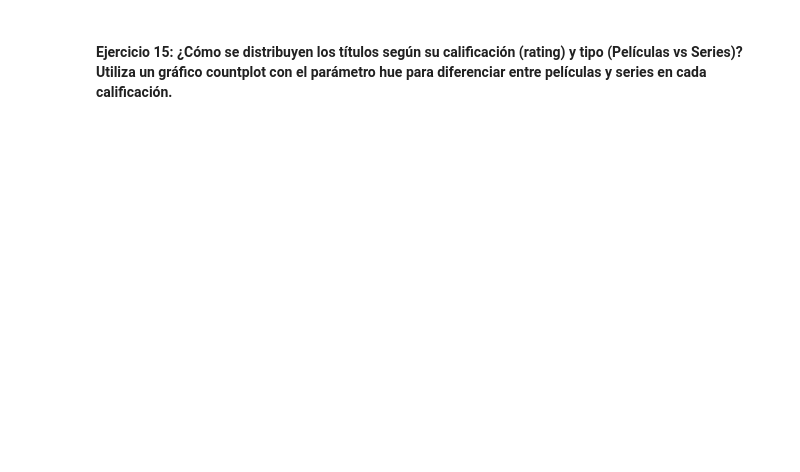
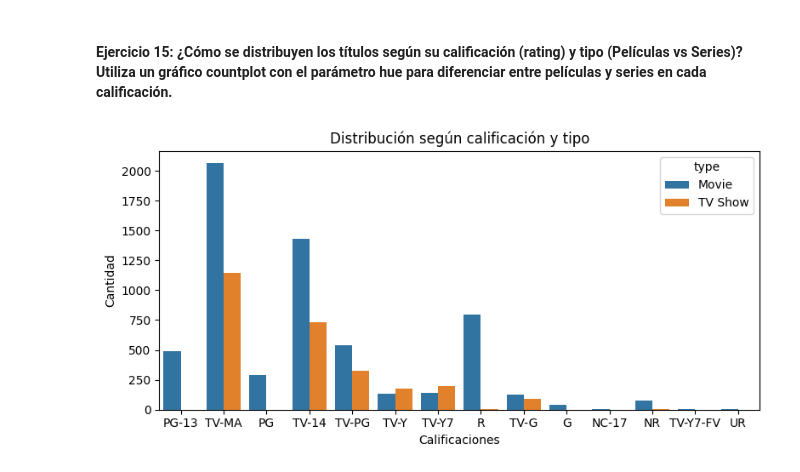
Before and after one commit to SupernovaIa/Laboratorio-Visualizacion, a Jupyter notebook: laboratorio-modulo2-leccion04-visualizacion.ipynb, the cells around one changed output. Saved outputs shown, nothing was run; the diff lists cells and outputs as text; code cells hidden in the pictures; blank space fills up the shorter version.

```diff
--- a/laboratorio-modulo2-leccion04-visualizacion.ipynb
+++ b/laboratorio-modulo2-leccion04-visualizacion.ipynb
@@ -534,2 +565,16 @@ plt.tight_layout()
 # %% [markdown]
 #### Ejercicio 15: ¿Cómo se distribuyen los títulos según su calificación (rating) y tipo (Películas vs Series)? Utiliza un gráfico countplot con el parámetro hue para diferenciar entre películas y series en cada calificación.
+# %%
+plt.figure(figsize=(8, 4))
+
+sns.countplot(x="rating",
+              hue="type",
+              data = df_clean)
+
+
+plt.title('Distribución según calificación y tipo')
+plt.xlabel('Calificaciones')
+plt.ylabel('Cantidad')
+plt.tight_layout()
+# %% [output]
+[figure, added]
```
Also changed, not shown: parts of 2 cells of this notebook.
